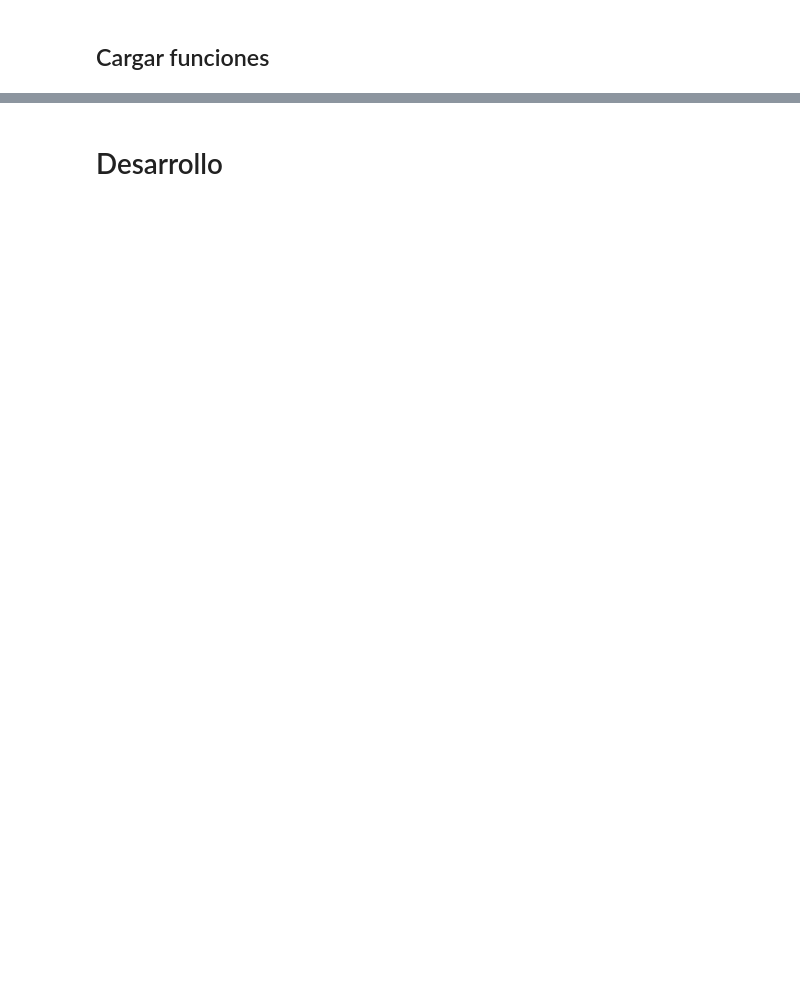
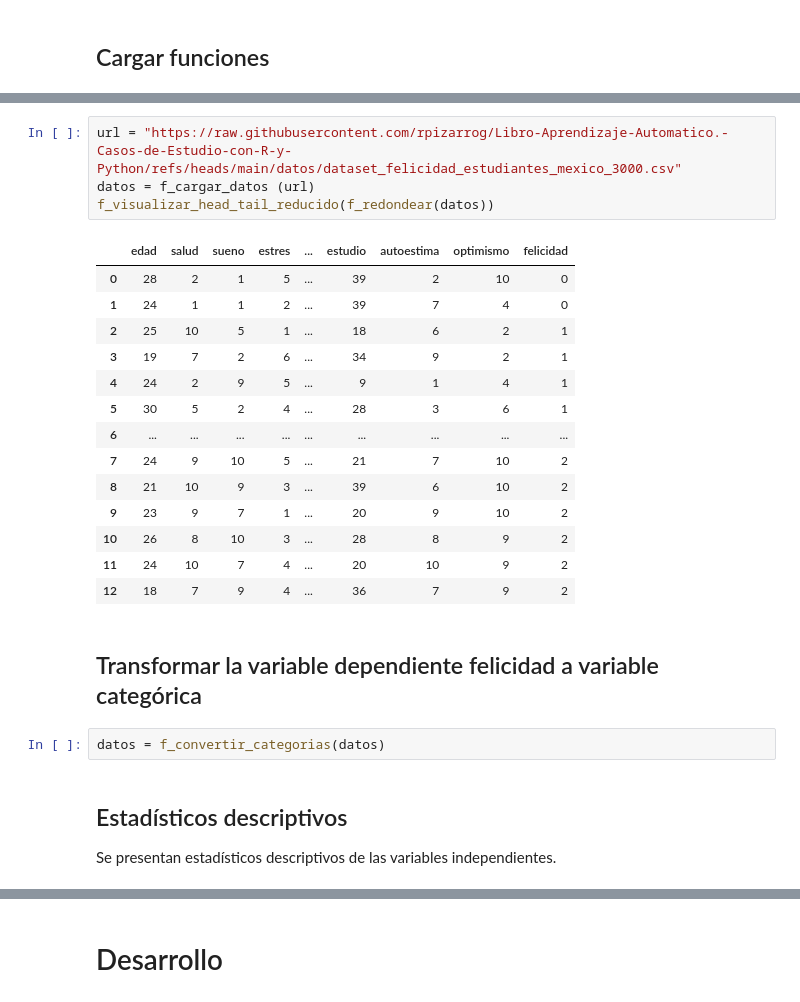
Before and after one commit to rpizarrog/Libro-Aprendizaje-Automatico.-Casos-de-Estudio-con-R-y-Python, a Jupyter notebook: Python NoteBooks/KNN_AdaBoost_Bayes_y_otros_clasificadores_datos_felicidad.ipynb, the cells around one changed output, grey strips where cells are left out. Saved outputs shown, nothing was run; the diff lists cells and outputs as text; blank space fills up the shorter version.

```diff
--- a/Python NoteBooks/KNN_AdaBoost_Bayes_y_otros_clasificadores_datos_felicidad.ipynb
+++ b/Python NoteBooks/KNN_AdaBoost_Bayes_y_otros_clasificadores_datos_felicidad.ipynb
@@ -47,0 +3311,27 @@ Se sigue la metodología y estructura de los anteriores casos de estudio y que f
+# %%
+url = "https://raw.githubusercontent.com/rpizarrog/Libro-Aprendizaje-Automatico.-Casos-de-Estudio-con-R-y-Python/refs/heads/main/datos/dataset_felicidad_estudiantes_mexico_3000.csv"
+datos = f_cargar_datos (url)
+f_visualizar_head_tail_reducido(f_redondear(datos))
+# %% [output]
+|  | edad | salud | sueno | estres | ... | estudio | autoestima | optimismo | felicidad |
+| 0 | 28 | 2 | 1 | 5 | ... | 39 | 2 | 10 | 0 |
+| 1 | 24 | 1 | 1 | 2 | ... | 39 | 7 | 4 | 0 |
+| 2 | 25 | 10 | 5 | 1 | ... | 18 | 6 | 2 | 1 |
+| 3 | 19 | 7 | 2 | 6 | ... | 34 | 9 | 2 | 1 |
+| 4 | 24 | 2 | 9 | 5 | ... | 9 | 1 | 4 | 1 |
+| 5 | 30 | 5 | 2 | 4 | ... | 28 | 3 | 6 | 1 |
+| 6 | ... | ... | ... | ... | ... | ... | ... | ... | ... |
+| 7 | 24 | 9 | 10 | 5 | ... | 21 | 7 | 10 | 2 |
+| 8 | 21 | 10 | 9 | 3 | ... | 39 | 6 | 10 | 2 |
+| 9 | 23 | 9 | 7 | 1 | ... | 20 | 9 | 10 | 2 |
+| 10 | 26 | 8 | 10 | 3 | ... | 28 | 8 | 9 | 2 |
+| 11 | 24 | 10 | 7 | 4 | ... | 20 | 10 | 9 | 2 |
+| 12 | 18 | 7 | 9 | 4 | ... | 36 | 7 | 9 | 2 |
+# %% [markdown]
+## Transformar la variable dependiente felicidad a variable categórica
+# %%
+datos = f_convertir_categorias(datos)
+# %% [markdown]
+## Estadísticos descriptivos
+
+Se presentan estadísticos descriptivos de las variables independientes.
```
Also changed, not shown: parts of 46 cells of this notebook.
